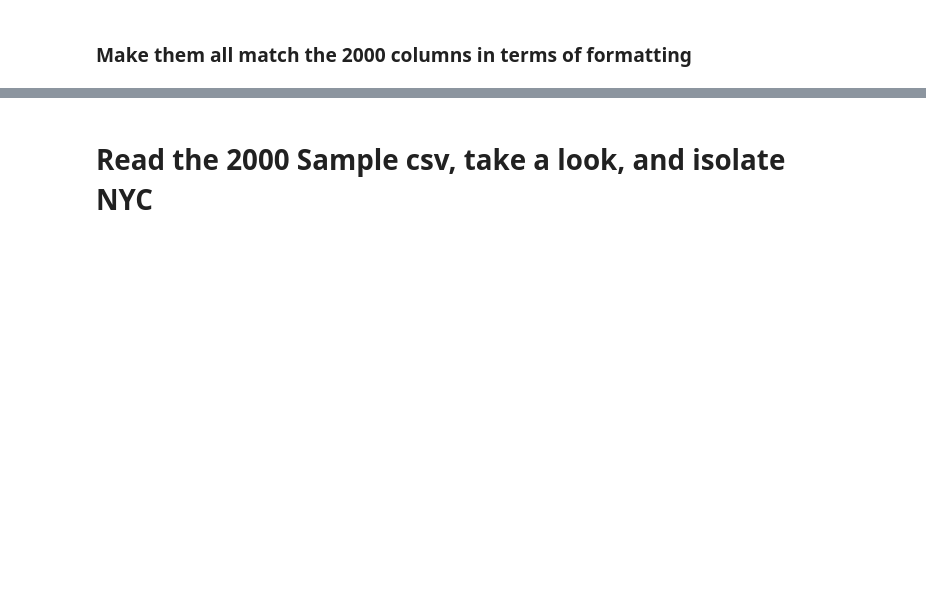
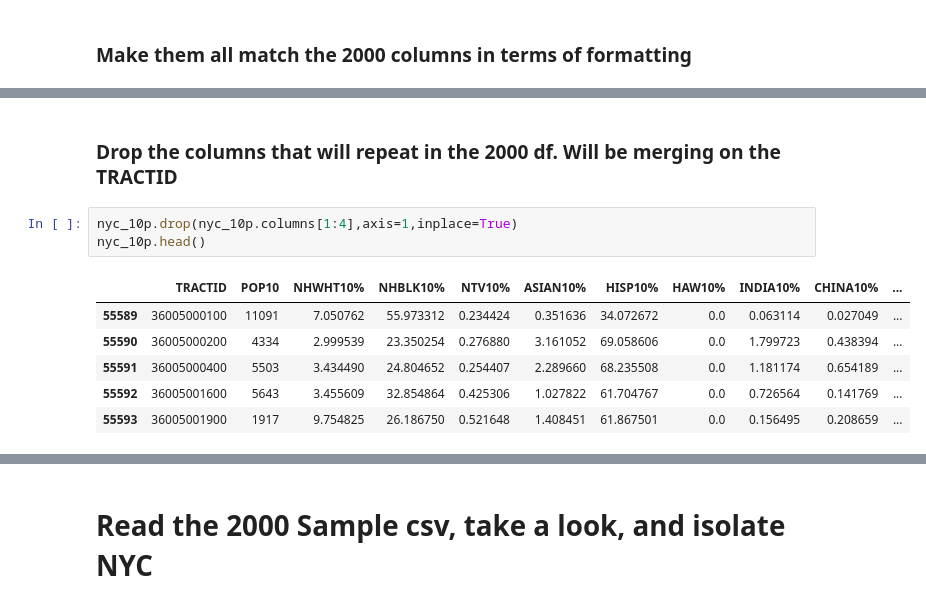
Before and after one commit to ptorres001/cluster_gentrification_new_york, a Jupyter notebook: LTDB_data.ipynb, the cells around one changed output, grey strips where cells are left out. Cells and saved outputs as stored; diff of their text form; blank space fills up the shorter version.

```diff
--- a/LTDB_data.ipynb
+++ b/LTDB_data.ipynb
@@ -206,0 +240,12 @@ house_cols = list(nyc_10.columns.values[-4:-2])
+# %% [markdown]
+### Drop the columns that will repeat in the 2000 df. Will be merging on the TRACTID
+# %%
+nyc_10p.drop(nyc_10p.columns[1:4],axis=1,inplace=True)
+nyc_10p.head()
+# %% [output]
+|  | TRACTID | POP10 | NHWHT10% | NHBLK10% | NTV10% | ASIAN10% | HISP10% | HAW10% | INDIA10% | CHINA10% | ... |
+| 55589 | 36005000100 | 11091 | 7.050762 | 55.973312 | 0.234424 | 0.351636 | 34.072672 | 0.0 | 0.063114 | 0.027049 | ... |
+| 55590 | 36005000200 | 4334 | 2.999539 | 23.350254 | 0.276880 | 3.161052 | 69.058606 | 0.0 | 1.799723 | 0.438394 | ... |
+| 55591 | 36005000400 | 5503 | 3.434490 | 24.804652 | 0.254407 | 2.289660 | 68.235508 | 0.0 | 1.181174 | 0.654189 | ... |
+| 55592 | 36005001600 | 5643 | 3.455609 | 32.854864 | 0.425306 | 1.027822 | 61.704767 | 0.0 | 0.726564 | 0.141769 | ... |
+| 55593 | 36005001900 | 1917 | 9.754825 | 26.186750 | 0.521648 | 1.408451 | 61.867501 | 0.0 | 0.156495 | 0.208659 | ... |
```
Also changed, not shown: parts of 12 cells of this notebook.
